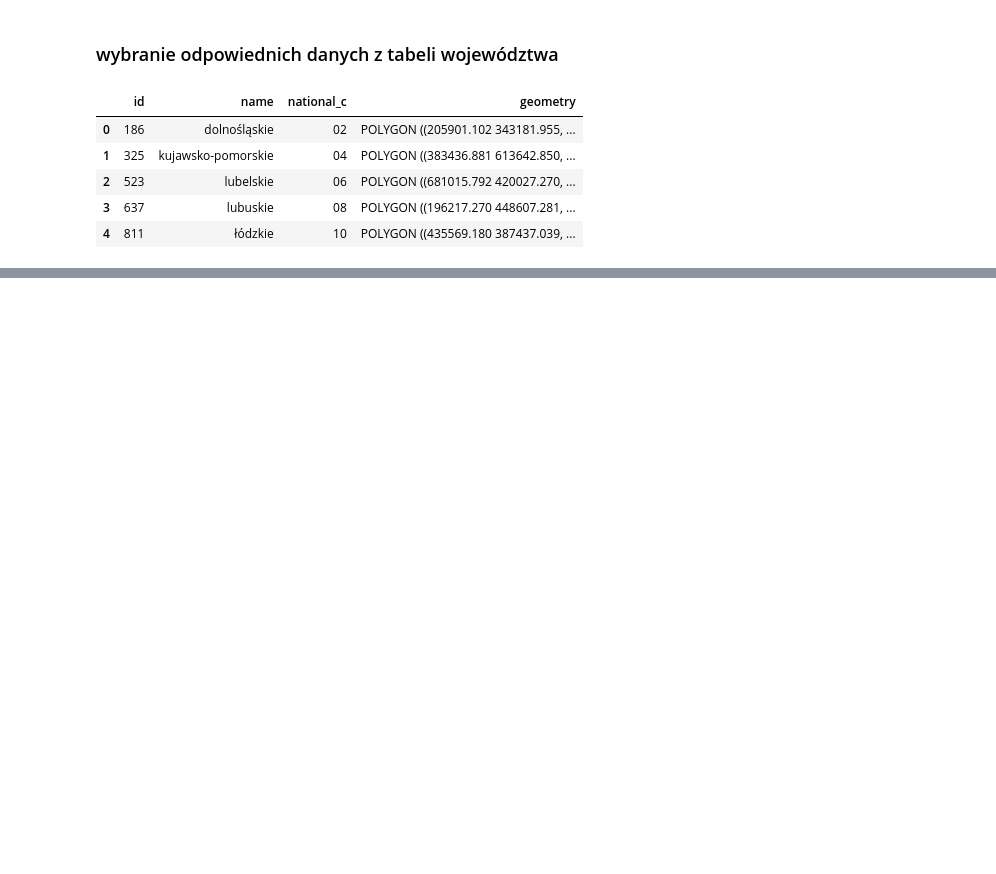
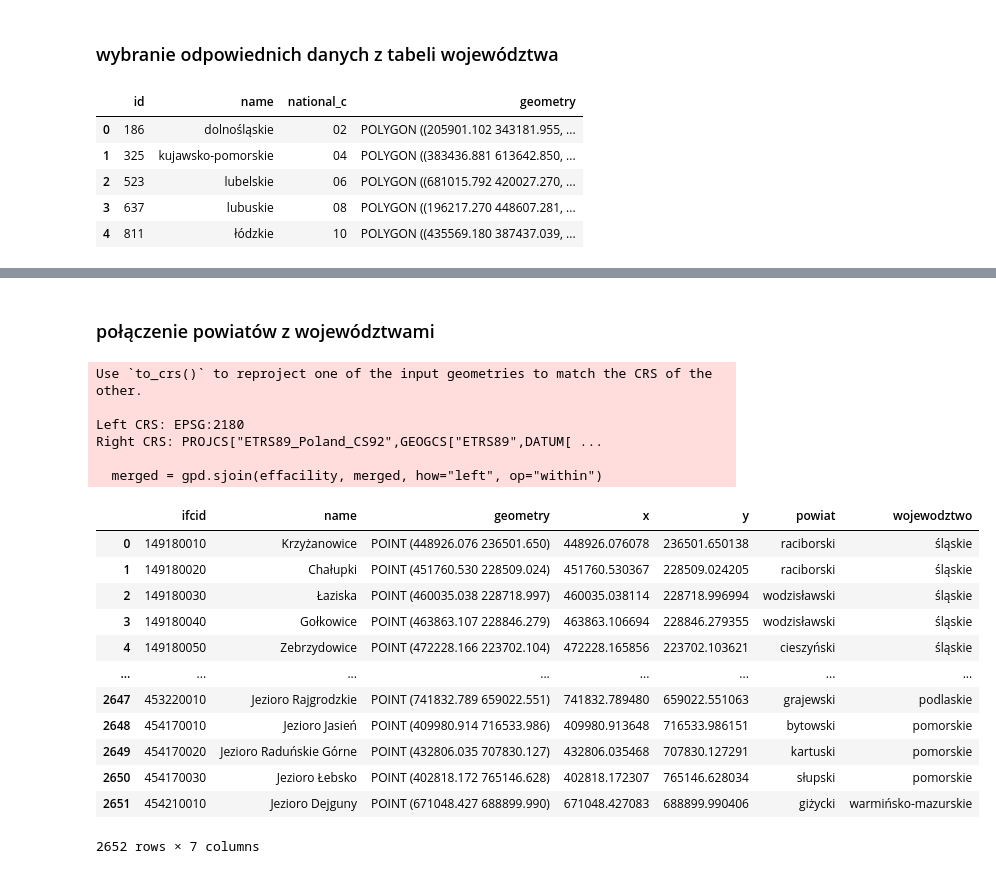
Before and after one commit to affq/analiza-meteo, a Jupyter notebook: main.ipynb, the cells around one changed output, grey strips where cells are left out. Saved outputs shown, nothing was run; the diff lists cells and outputs as text; code cells hidden in the pictures; blank space fills up the shorter version.

```diff
--- a/main.ipynb
+++ b/main.ipynb
@@ -133,0 +127,31 @@ print(s["dawn"], s["sunrise"], s["noon"], s["sunset"], s["dusk"])
+# %% [markdown]
+### połączenie powiatów z województwami
+# %%
+merged = pd.merge(powiaty, wojewodztwa, left_on="woj_code", right_on="national_c", how="left")
+merged = merged.drop(columns=["id_y", "national_c_y", "national_c_x", "woj_code", "id_x", "geometry_y"])
+merged.rename(columns={"name_x": "powiat", "name_y": "wojewodztwo"}, inplace=True)
+merged.set_geometry("geometry_x", inplace=True)
+
+merged = gpd.sjoin(effacility, merged, how="left", op="within")
+merged = merged.drop(columns=["index_right"])
+merged
+# %% [output]
+Use `to_crs()` to reproject one of the input geometries to match the CRS of the other.
+
+Left CRS: EPSG:2180
+Right CRS: PROJCS["ETRS89_Poland_CS92",GEOGCS["ETRS89",DATUM[ ...
+
+  merged = gpd.sjoin(effacility, merged, how="left", op="within")
+|  | ifcid | name | geometry | x | y | powiat | wojewodztwo |
+| 0 | 149180010 | Krzyżanowice | POINT (448926.076 236501.650) | 448926.076078 | 236501.650138 | raciborski | śląskie |
+| 1 | 149180020 | Chałupki | POINT (451760.530 228509.024) | 451760.530367 | 228509.024205 | raciborski | śląskie |
+| 2 | 149180030 | Łaziska | POINT (460035.038 228718.997) | 460035.038114 | 228718.996994 | wodzisławski | śląskie |
+| 3 | 149180040 | Gołkowice | POINT (463863.107 228846.279) | 463863.106694 | 228846.279355 | wodzisławski | śląskie |
+| 4 | 149180050 | Zebrzydowice | POINT (472228.166 223702.104) | 472228.165856 | 223702.103621 | cieszyński | śląskie |
+| ... | ... | ... | ... | ... | ... | ... | ... |
+| 2647 | 453220010 | Jezioro Rajgrodzkie | POINT (741832.789 659022.551) | 741832.789480 | 659022.551063 | grajewski | podlaskie |
+| 2648 | 454170010 | Jezioro Jasień | POINT (409980.914 716533.986) | 409980.913648 | 716533.986151 | bytowski | pomorskie |
+| 2649 | 454170020 | Jezioro Raduńskie Górne | POINT (432806.035 707830.127) | 432806.035468 | 707830.127291 | kartuski | pomorskie |
+| 2650 | 454170030 | Jezioro Łebsko | POINT (402818.172 765146.628) | 402818.172307 | 765146.628034 | słupski | pomorskie |
+| 2651 | 454210010 | Jezioro Dejguny | POINT (671048.427 688899.990) | 671048.427083 | 688899.990406 | giżycki | warmińsko-mazurskie |
+2652 rows × 7 columns
```
Also changed, not shown: parts of 11 cells of this notebook.
